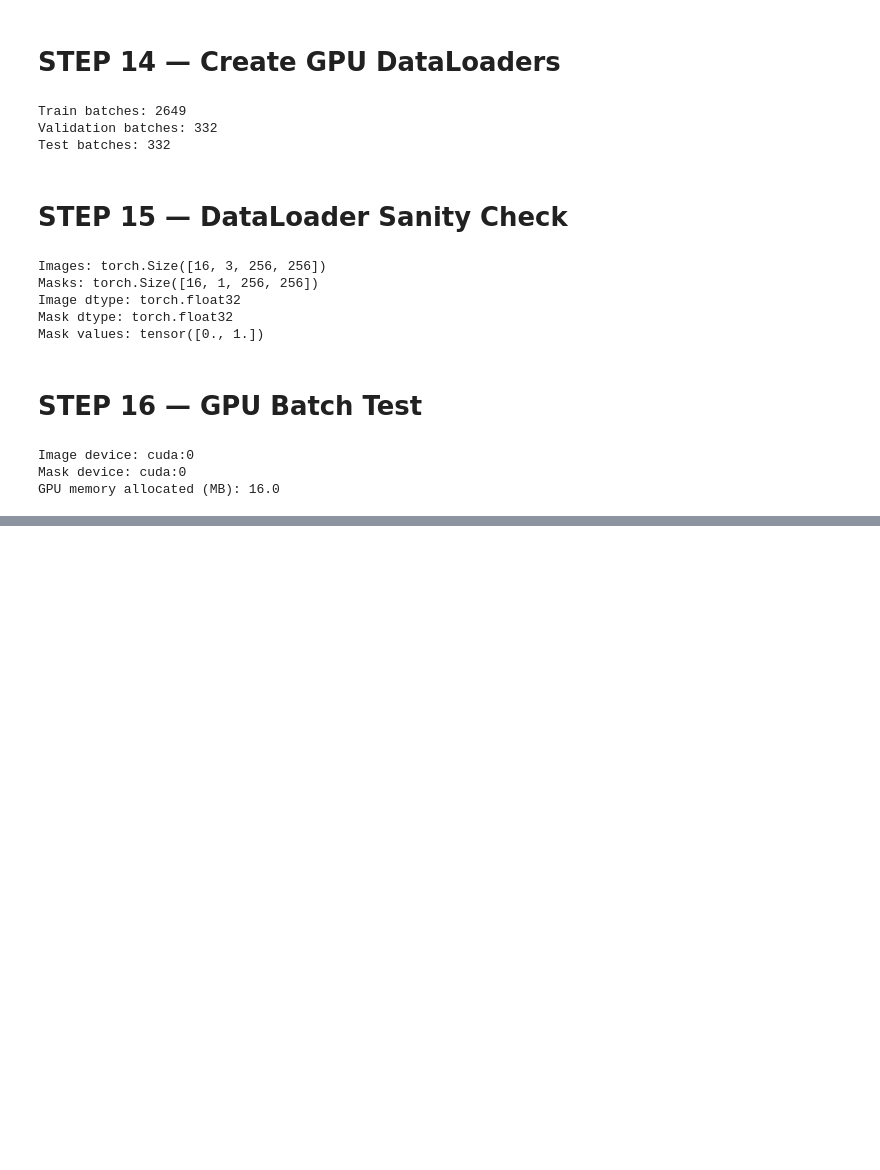
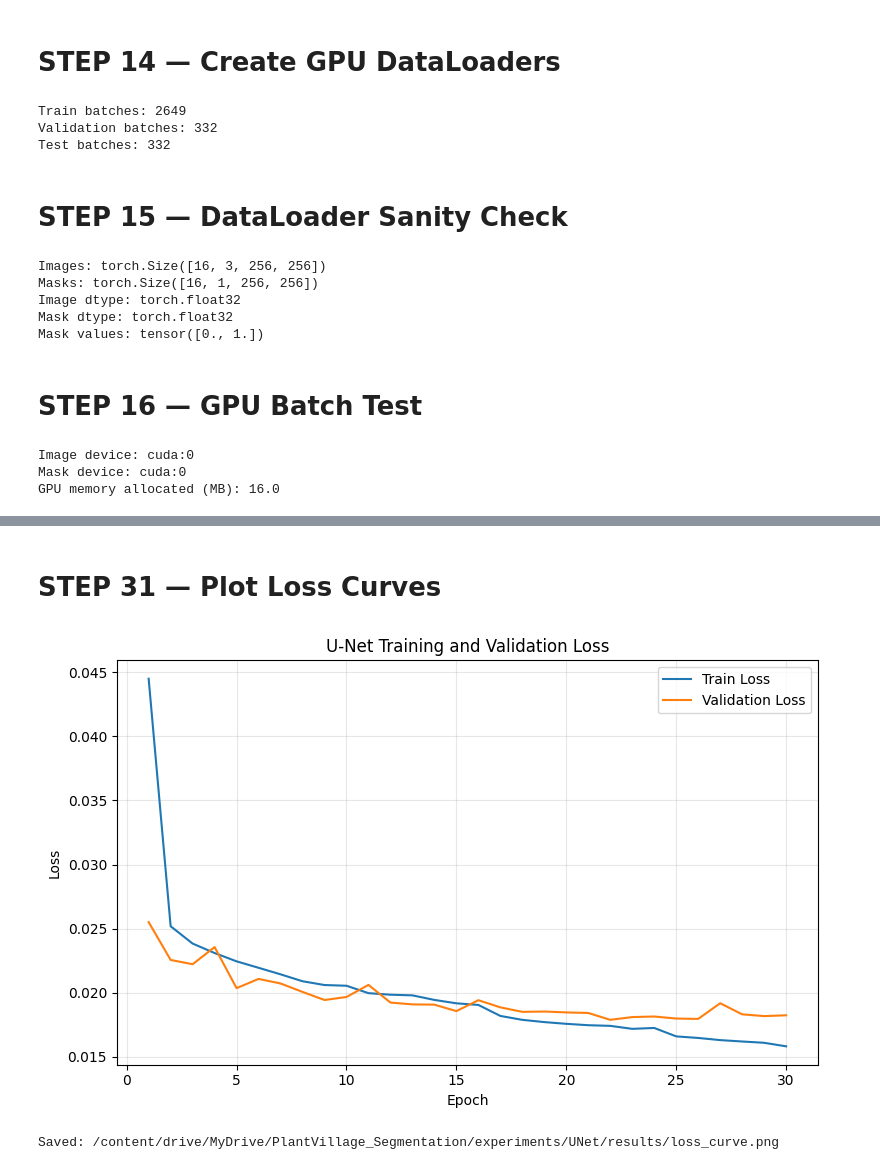
Before and after one commit to SanjanaPushpita/plantvillage-multitask-vision-research, a Jupyter notebook: notebooks/segmentation/02_PlantVillage_UNet_Segmentation.ipynb, the cells around one changed output, grey strips where cells are left out. Saved outputs shown, nothing was run; the diff lists cells and outputs as text; code cells hidden in the pictures; blank space fills up the shorter version.

Commit message:
feat: complete U-Net segmentation experiment

```diff
--- a/notebooks/segmentation/02_PlantVillage_UNet_Segmentation.ipynb
+++ b/notebooks/segmentation/02_PlantVillage_UNet_Segmentation.ipynb
@@ -811,0 +2292,13 @@ GPU memory allocated (MB): 16.0
+# %%
+history_df = pd.read_csv(
+    HISTORY_PATH
+)
+
+print(
+    "Epochs recorded:",
+    len(history_df)
+)
+
+display(
+    history_df.tail()
+)
@@ -811,0 +2313,52 @@ GPU memory allocated (MB): 16.0
+# %% [markdown]
+# STEP 31 — Plot Loss Curves
+# %%
+plt.figure(
+    figsize=(8, 5)
+)
+
+plt.plot(
+    history_df["epoch"],
+    history_df["train_loss"],
+    label="Train Loss"
+)
+
+plt.plot(
+    history_df["epoch"],
+    history_df["val_loss"],
+    label="Validation Loss"
+)
+
+plt.xlabel("Epoch")
+plt.ylabel("Loss")
+
+plt.title(
+    "U-Net Training and Validation Loss"
+)
+
+plt.legend()
+plt.grid(alpha=0.3)
+
+plt.tight_layout()
+
+
+LOSS_CURVE_PATH = (
+    RESULTS_DIR /
+    "loss_curve.png"
+)
+
+plt.savefig(
+    LOSS_CURVE_PATH,
+    dpi=300,
+    bbox_inches="tight"
+)
+
+plt.show()
+
+print(
+    "Saved:",
+    LOSS_CURVE_PATH
+)
+# %% [output]
+[figure, added]
+Saved: /content/drive/MyDrive/PlantVillage_Segmentation/experiments/UNet/results/loss_curve.png
```
Also changed, not shown: parts of 43 cells of this notebook.
